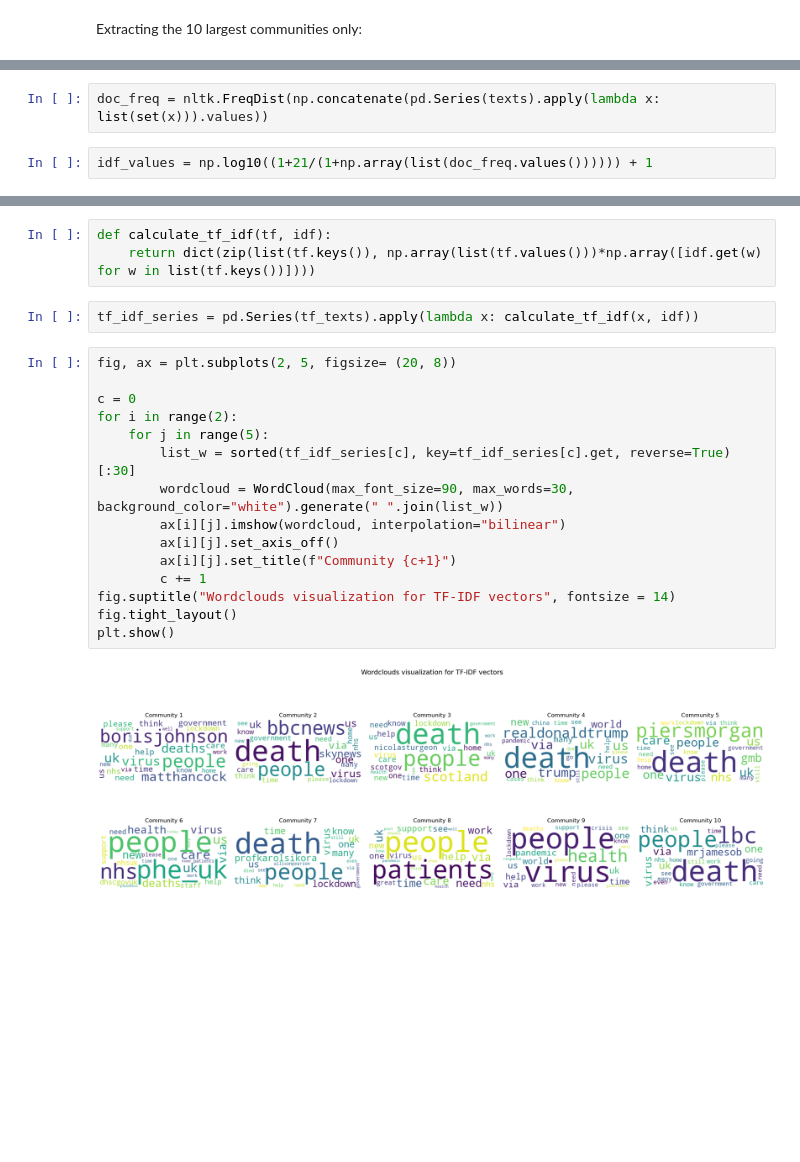
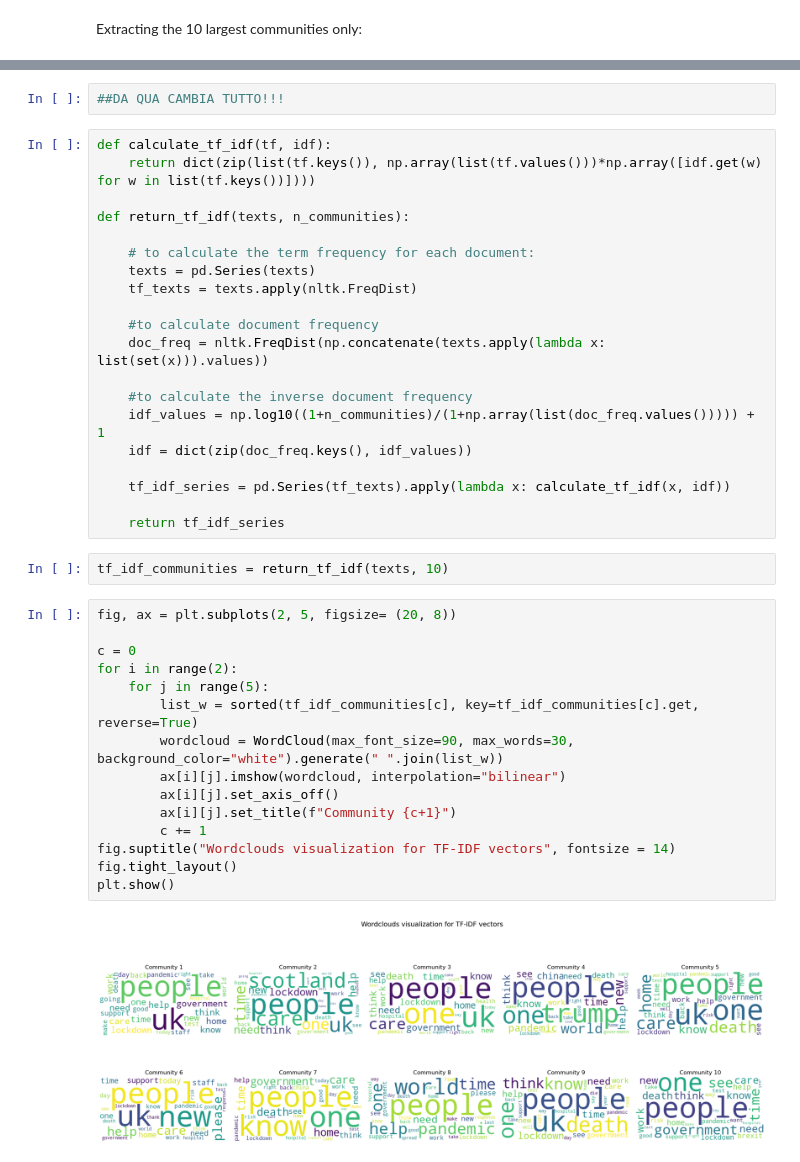
Before and after one commit to HuayuanSong/2805_covid_tweets, a Jupyter notebook: building_graph_wordclouds.ipynb, the cells around one changed output, grey strips where cells are left out. Drawn from its saved outputs; the diff is of its cells as text; blank space fills up the shorter version.

```diff
--- a/building_graph_wordclouds.ipynb
+++ b/building_graph_wordclouds.ipynb
@@ -231,4 +220,0 @@ tf_texts = pd.Series(texts).apply(nltk.FreqDist)
-# %%
-doc_freq = nltk.FreqDist(np.concatenate(pd.Series(texts).apply(lambda x: list(set(x))).values))
-# %%
-idf_values = np.log10((1+21/(1+np.array(list(doc_freq.values()))))) + 1
@@ -237,22 +221,41 @@ idf = dict(zip(doc_freq.keys(), idf_values))
-# %%
-def calculate_tf_idf(tf, idf):
-    return dict(zip(list(tf.keys()), np.array(list(tf.values()))*np.array([idf.get(w) for w in list(tf.keys())])))
-# %%
-tf_idf_series = pd.Series(tf_texts).apply(lambda x: calculate_tf_idf(x, idf))
+# %%
+##DA QUA CAMBIA TUTTO!!!
+# %%
+def calculate_tf_idf(tf, idf):
+    return dict(zip(list(tf.keys()), np.array(list(tf.values()))*np.array([idf.get(w) for w in list(tf.keys())])))
+
+def return_tf_idf(texts, n_communities):
+
+    # to calculate the term frequency for each document:
+    texts = pd.Series(texts)
+    tf_texts = texts.apply(nltk.FreqDist)
+
+    #to calculate document frequency
+    doc_freq = nltk.FreqDist(np.concatenate(texts.apply(lambda x: list(set(x))).values))
+
+    #to calculate the inverse document frequency
+    idf_values = np.log10((1+n_communities)/(1+np.array(list(doc_freq.values())))) + 1
+    idf = dict(zip(doc_freq.keys(), idf_values))
+
+    tf_idf_series = pd.Series(tf_texts).apply(lambda x: calculate_tf_idf(x, idf))
+
+    return tf_idf_series
+# %%
+tf_idf_communities = return_tf_idf(texts, 10)
 # %%
 fig, ax = plt.subplots(2, 5, figsize= (20, 8))
 
 c = 0
 for i in range(2):
     for j in range(5):
-        list_w = sorted(tf_idf_series[c], key=tf_idf_series[c].get, reverse=True)[:30]
+        list_w = sorted(tf_idf_communities[c], key=tf_idf_communities[c].get, reverse=True)
         wordcloud = WordCloud(max_font_size=90, max_words=30, background_color="white").generate(" ".join(list_w))
         ax[i][j].imshow(wordcloud, interpolation="bilinear")
         ax[i][j].set_axis_off()
         ax[i][j].set_title(f"Community {c+1}")
         c += 1
 fig.suptitle("Wordclouds visualization for TF-IDF vectors", fontsize = 14)
 fig.tight_layout()
 plt.show()
 # %% [output]
-[figure, old version]
+[figure, new version]
```
Also changed, not shown: parts of 23 cells of this notebook.
